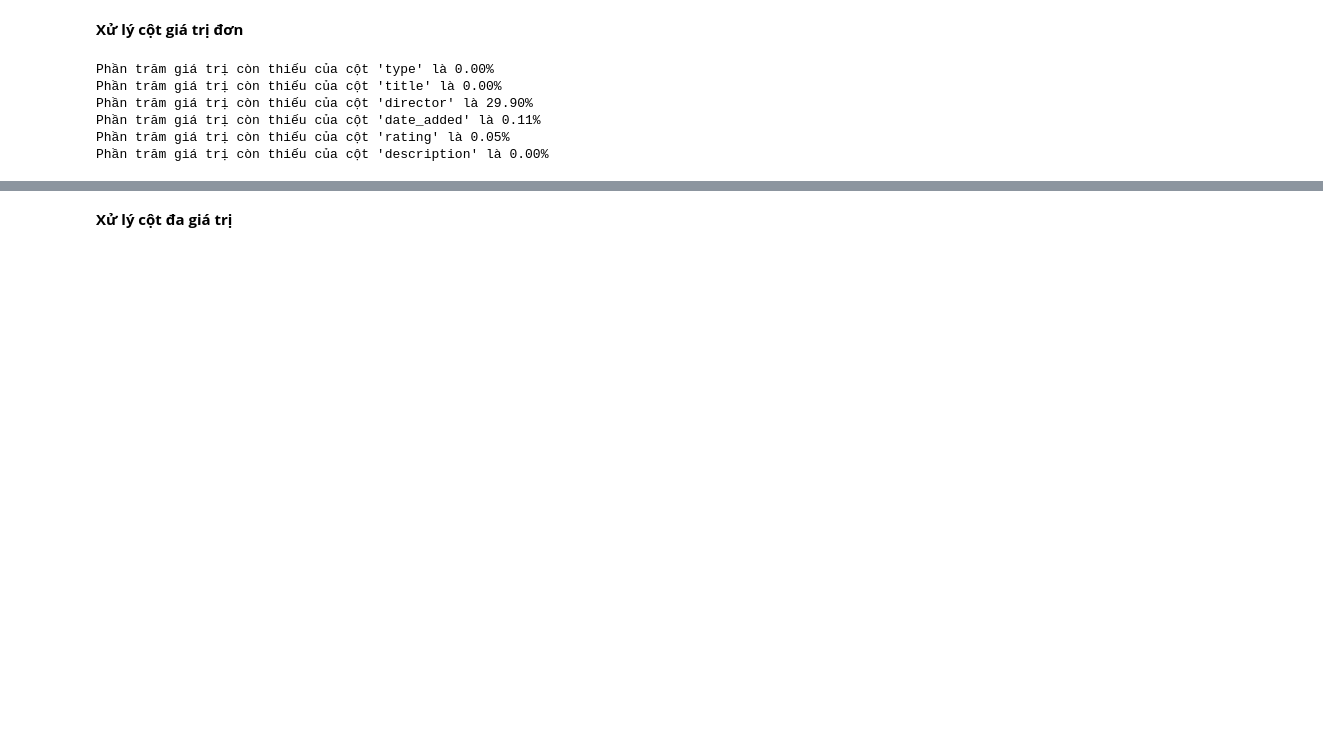
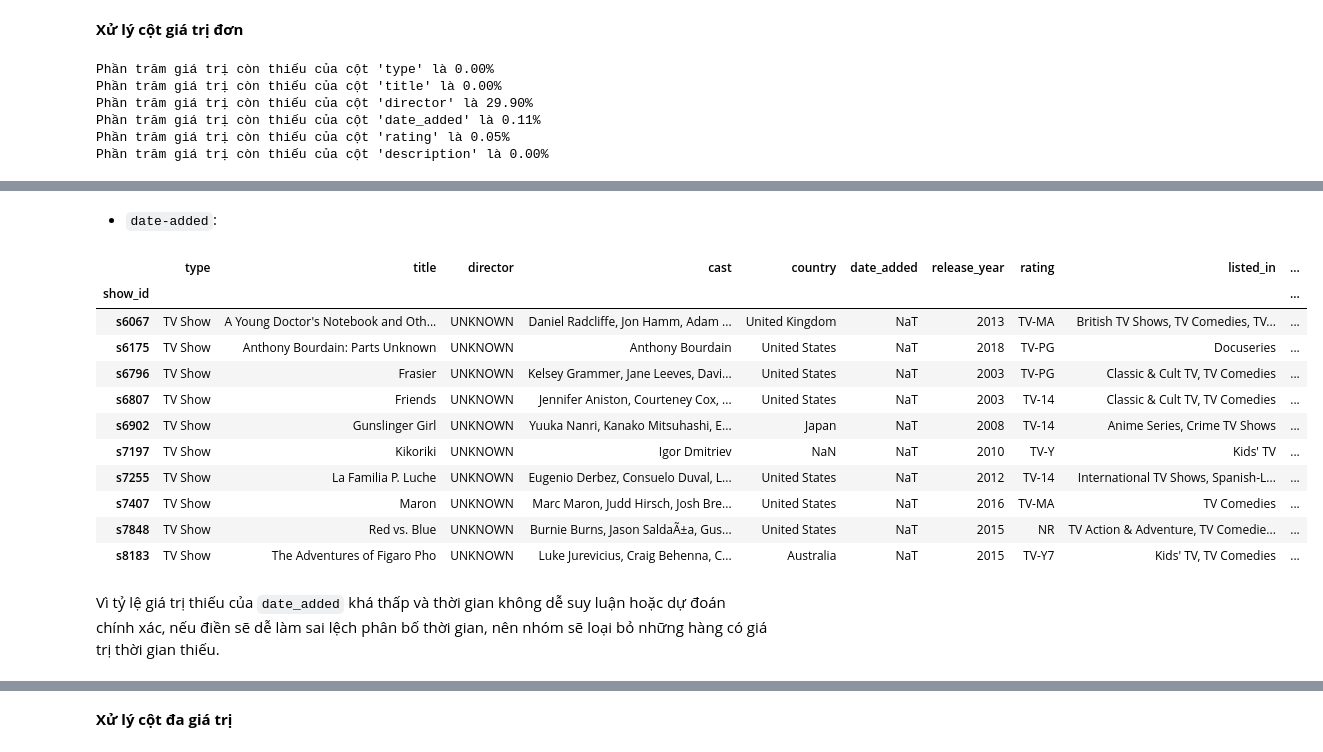
Before and after one commit to kNhung/PDS_FinalProject, a Jupyter notebook: data_exploration/data_exploration.ipynb, the cells around one changed output, grey strips where cells are left out. Drawn from its saved outputs; the diff is of its cells as text; code cells hidden in the pictures; blank space fills up the shorter version.

```diff
--- a/data_exploration/data_exploration.ipynb
+++ b/data_exploration/data_exploration.ipynb
@@ -266,0 +293,20 @@ Ta thấy các cột này có giá trị thiếu rất ít có thể do các d
+# %% [markdown]
+- `date-added`:
+# %%
+# Kiểm tra date_added
+netflix_df[netflix_df['date_added'].isna()]
+# %% [output]
+|  | type | title | director | cast | country | date_added | release_year | rating | listed_in | ... |
+| show_id |  |  |  |  |  |  |  |  |  | ... |
+| s6067 | TV Show | A Young Doctor's Notebook and Oth... | UNKNOWN | Daniel Radcliffe, Jon Hamm, Adam ... | United Kingdom | NaT | 2013 | TV-MA | British TV Shows, TV Comedies, TV... | ... |
+| s6175 | TV Show | Anthony Bourdain: Parts Unknown | UNKNOWN | Anthony Bourdain | United States | NaT | 2018 | TV-PG | Docuseries | ... |
+| s6796 | TV Show | Frasier | UNKNOWN | Kelsey Grammer, Jane Leeves, Davi... | United States | NaT | 2003 | TV-PG | Classic & Cult TV, TV Comedies | ... |
+| s6807 | TV Show | Friends | UNKNOWN | Jennifer Aniston, Courteney Cox, ... | United States | NaT | 2003 | TV-14 | Classic & Cult TV, TV Comedies | ... |
+| s6902 | TV Show | Gunslinger Girl | UNKNOWN | Yuuka Nanri, Kanako Mitsuhashi, E... | Japan | NaT | 2008 | TV-14 | Anime Series, Crime TV Shows | ... |
+| s7197 | TV Show | Kikoriki | UNKNOWN | Igor Dmitriev | NaN | NaT | 2010 | TV-Y | Kids' TV | ... |
+| s7255 | TV Show | La Familia P. Luche | UNKNOWN | Eugenio Derbez, Consuelo Duval, L... | United States | NaT | 2012 | TV-14 | International TV Shows, Spanish-L... | ... |
+| s7407 | TV Show | Maron | UNKNOWN | Marc Maron, Judd Hirsch, Josh Bre... | United States | NaT | 2016 | TV-MA | TV Comedies | ... |
+| s7848 | TV Show | Red vs. Blue | UNKNOWN | Burnie Burns, Jason SaldaÃ±a, Gus... | United States | NaT | 2015 | NR | TV Action & Adventure, TV Comedie... | ... |
+| s8183 | TV Show | The Adventures of Figaro Pho | UNKNOWN | Luke Jurevicius, Craig Behenna, C... | Australia | NaT | 2015 | TV-Y7 | Kids' TV, TV Comedies | ... |
+# %% [markdown]
+Vì tỷ lệ giá trị thiếu của `date_added` khá thấp và thời gian không dễ suy luận hoặc dự đoán chính xác, nếu điền sẽ dễ làm sai lệch phân bố thời gian, nên nhóm sẽ loại bỏ những hàng có giá trị thời gian thiếu.
```
Also changed, not shown: parts of 29 cells of this notebook, 1 other file.
